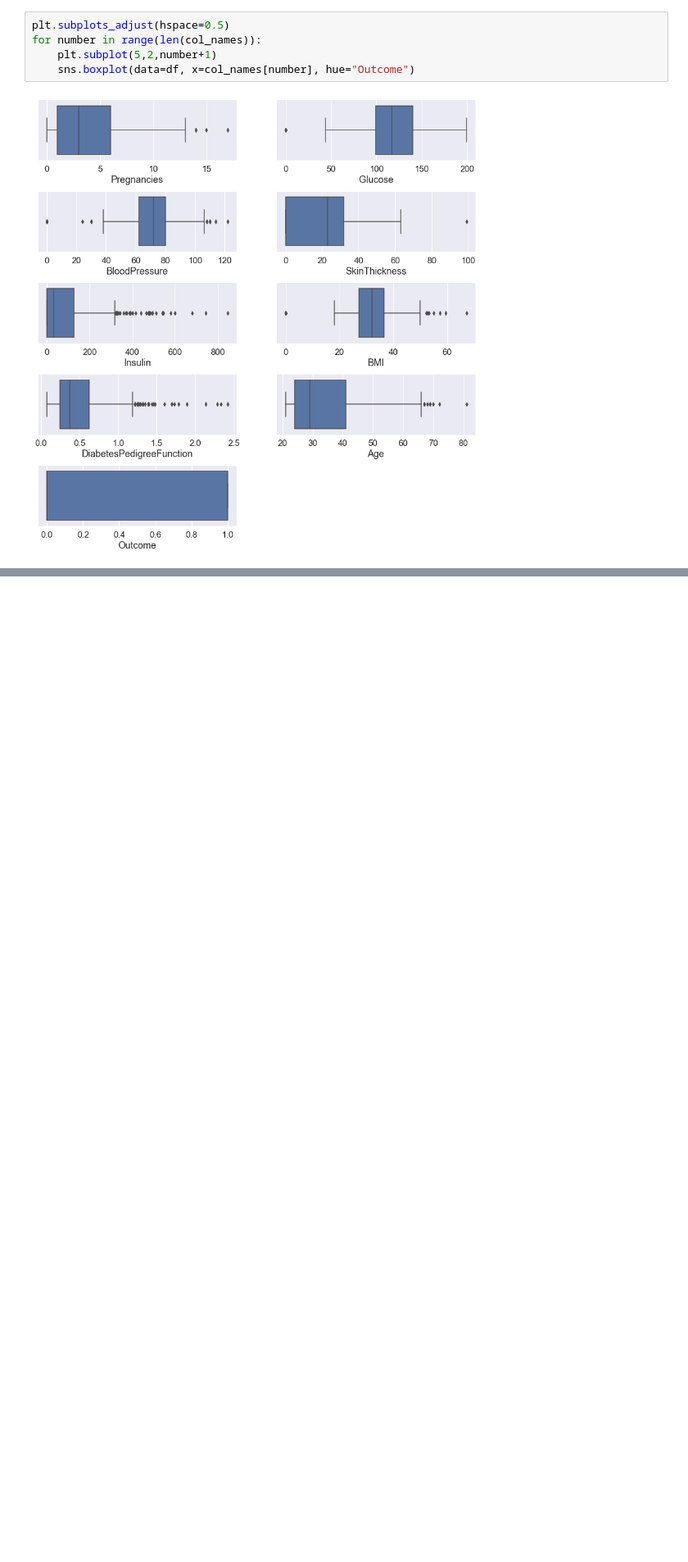
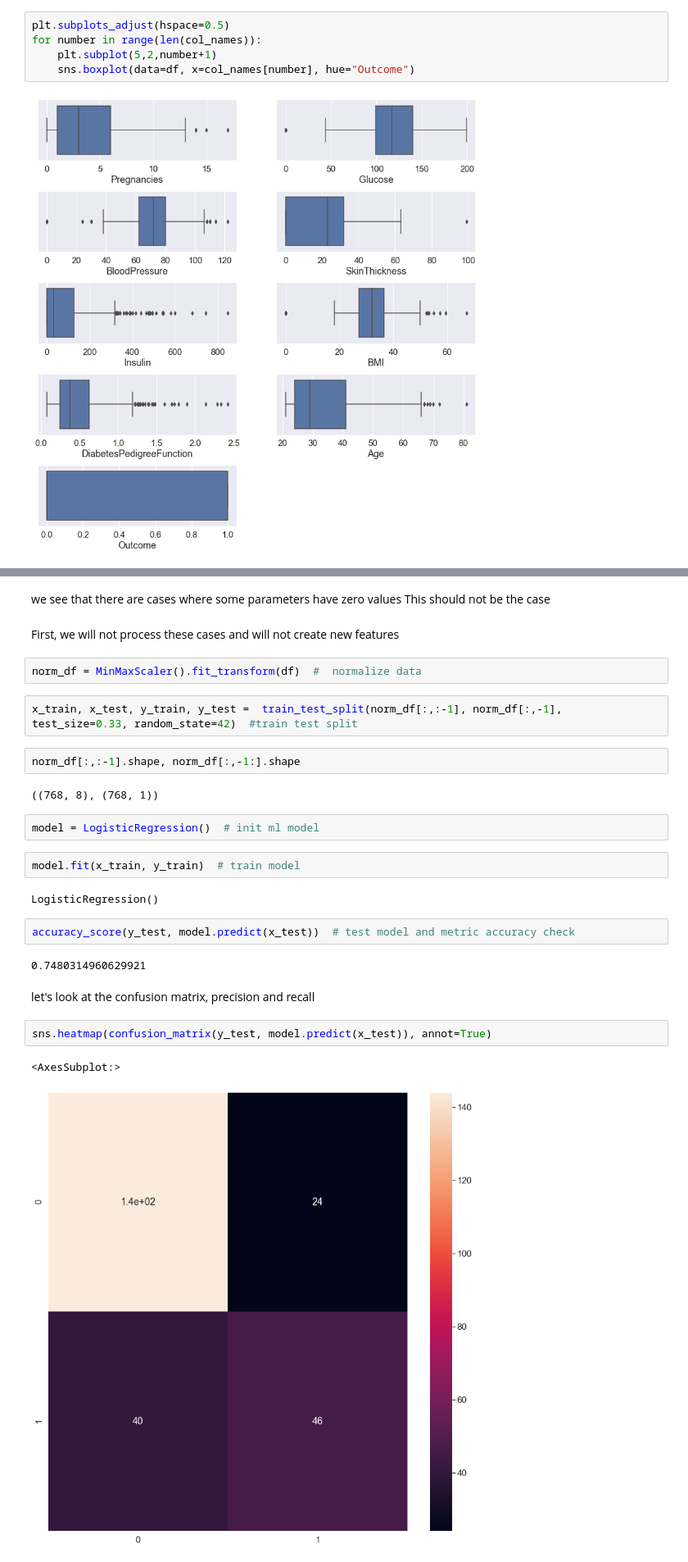
Before and after one commit to Leotiv-Vibs/test_tefal, a Jupyter notebook: data_analyst_test.ipynb, the cells around one changed output, grey strips where cells are left out. Shown at 82% size. Drawn from its saved outputs; the diff is of its cells as text; blank space fills up the shorter version.

Commit message:
master: Add ppt and finish task test

```diff
--- a/data_analyst_test.ipynb
+++ b/data_analyst_test.ipynb
@@ -80,0 +109,30 @@ for number in range(len(col_names)):
+# %% [markdown]
+we see that there are cases where some parameters have zero values
+This should not be the case
+# %% [markdown]
+First, we will not process these cases and will not create new features
+# %%
+norm_df = MinMaxScaler().fit_transform(df)  #  normalize data
+# %%
+x_train, x_test, y_train, y_test =  train_test_split(norm_df[:,:-1], norm_df[:,-1], test_size=0.33, random_state=42)  #train test split
+# %%
+norm_df[:,:-1].shape, norm_df[:,-1:].shape
+# %% [output]
+((768, 8), (768, 1))
+# %%
+model = LogisticRegression()  # init ml model
+# %%
+model.fit(x_train, y_train)  # train model
+# %% [output]
+LogisticRegression()
+# %%
+accuracy_score(y_test, model.predict(x_test))  # test model and metric accuracy check
+# %% [output]
+0.7480314960629921
+# %% [markdown]
+let's look at the confusion matrix, precision and recall
+# %%
+sns.heatmap(confusion_matrix(y_test, model.predict(x_test)), annot=True)
+# %% [output]
+<AxesSubplot:>
+[figure, added]
```
Also changed, not shown: parts of 78 cells of this notebook, 3 other files.
